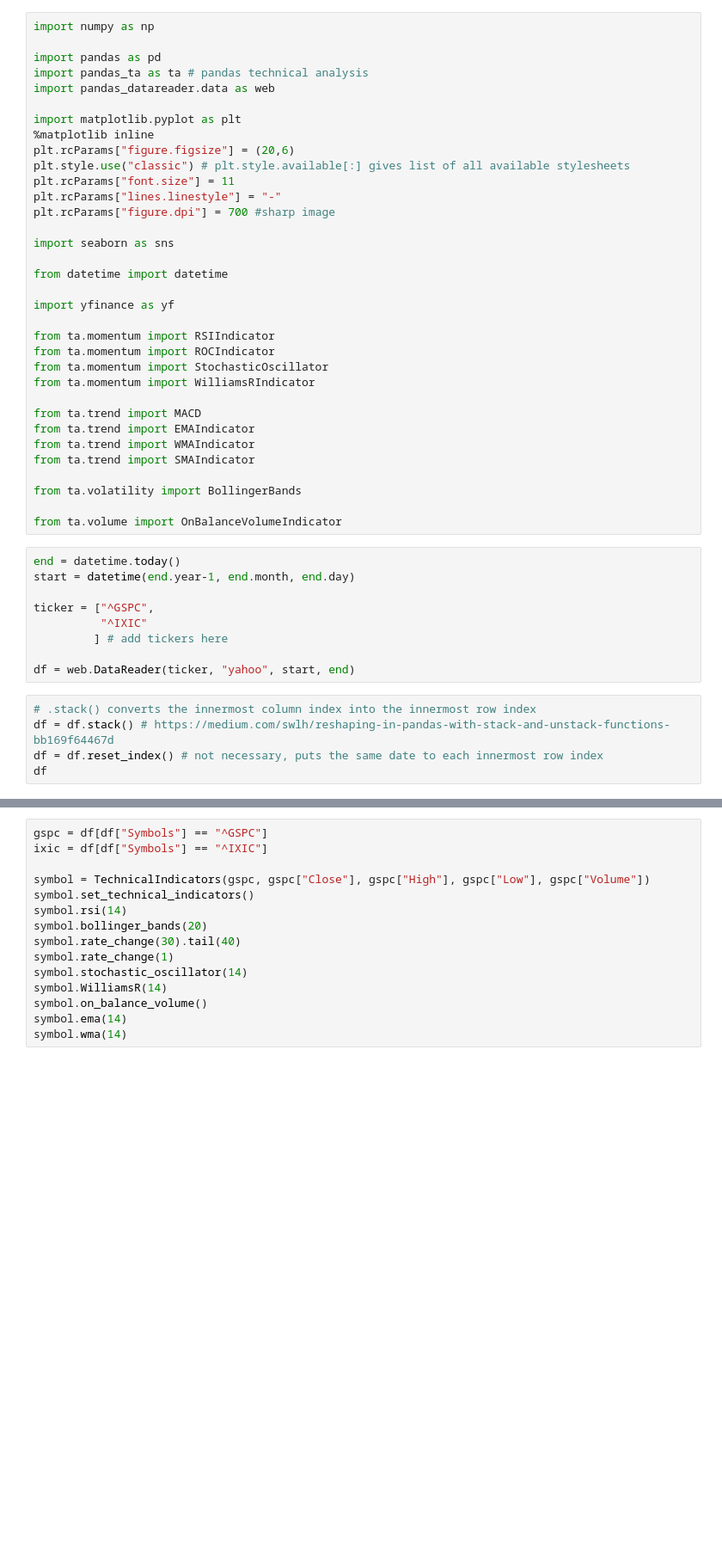
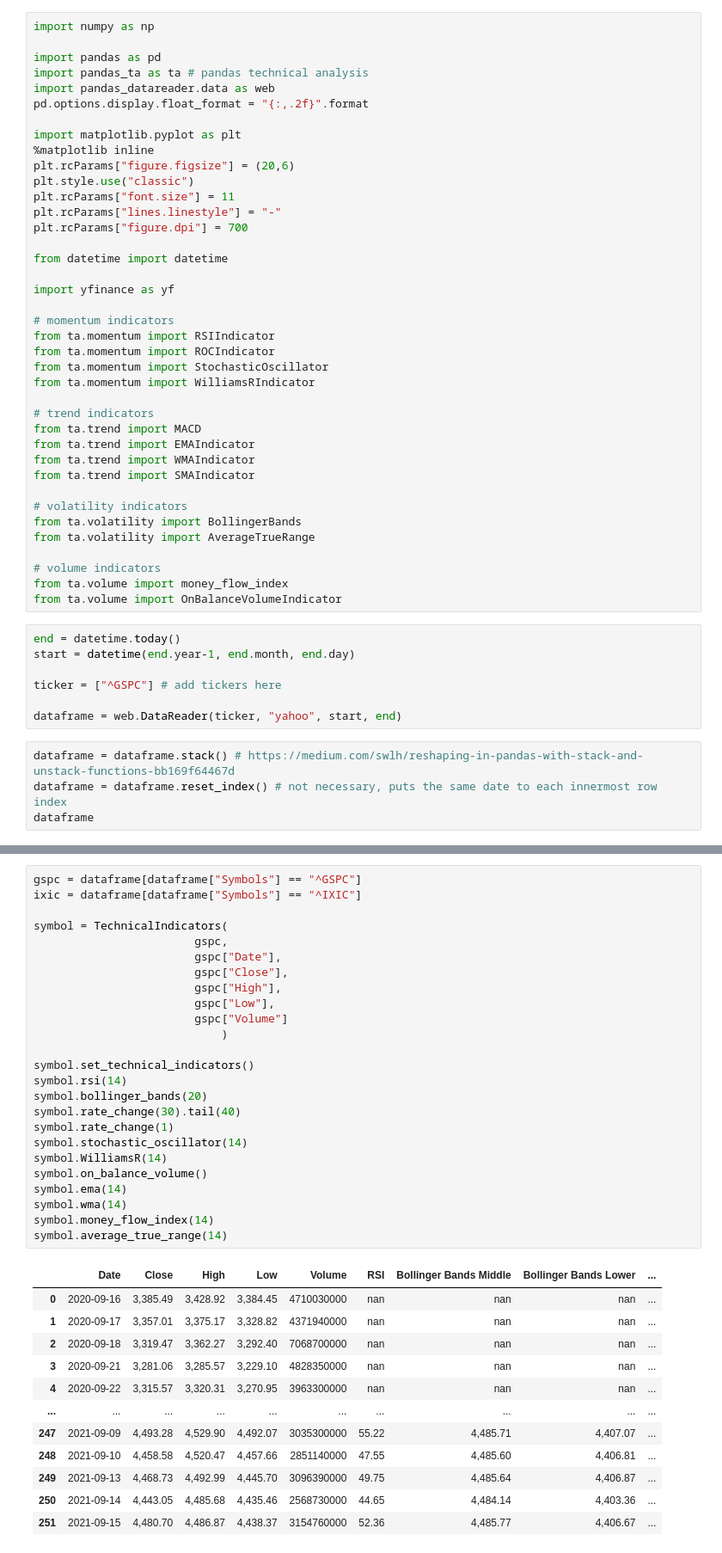
Before and after one commit to mtpalovic/The-Moving-Average-Strategy, a Jupyter notebook: technical_indicators_calculation.py.ipynb, the cells around one changed output, grey strips where cells are left out. Shown at 86% size. Cells and saved outputs as stored; diff of their text form; blank space fills up the shorter version.

```diff
--- a/technical_indicators_calculation.py.ipynb
+++ b/technical_indicators_calculation.py.ipynb
@@ -4,45 +4,47 @@ import numpy as np
 import pandas as pd
 import pandas_ta as ta # pandas technical analysis
 import pandas_datareader.data as web
+pd.options.display.float_format = "{:,.2f}".format
 
 import matplotlib.pyplot as plt
 %matplotlib inline
 plt.rcParams["figure.figsize"] = (20,6)
-plt.style.use("classic") # plt.style.available[:] gives list of all available stylesheets
+plt.style.use("classic")
 plt.rcParams["font.size"] = 11
 plt.rcParams["lines.linestyle"] = "-"
-plt.rcParams["figure.dpi"] = 700 #sharp image
-
-import seaborn as sns
+plt.rcParams["figure.dpi"] = 700
 
 from datetime import datetime
 
 import yfinance as yf
 
+# momentum indicators
 from ta.momentum import RSIIndicator
 from ta.momentum import ROCIndicator
 from ta.momentum import StochasticOscillator
 from ta.momentum import WilliamsRIndicator
 
+# trend indicators
 from ta.trend import MACD
 from ta.trend import EMAIndicator
 from ta.trend import WMAIndicator
 from ta.trend import SMAIndicator
 
+# volatility indicators
 from ta.volatility import BollingerBands
+from ta.volatility import AverageTrueRange
 
+# volume indicators
+from ta.volume import money_flow_index
 from ta.volume import OnBalanceVolumeIndicator
 # %%
 end = datetime.today()
 start = datetime(end.year-1, end.month, end.day)
 
-ticker = ["^GSPC",
-          "^IXIC"
-         ] # add tickers here
+ticker = ["^GSPC"] # add tickers here
 
-df = web.DataReader(ticker, "yahoo", start, end)
+dataframe = web.DataReader(ticker, "yahoo", start, end)
 # %%
-# .stack() converts the innermost column index into the innermost row index
-df = df.stack() # https://medium.com/swlh/reshaping-in-pandas-with-stack-and-unstack-functions-bb169f64467d
-df = df.reset_index() # not necessary, puts the same date to each innermost row index
-df
+dataframe = dataframe.stack() # https://medium.com/swlh/reshaping-in-pandas-with-stack-and-unstack-functions-bb169f64467d
+dataframe = dataframe.reset_index() # not necessary, puts the same date to each innermost row index
+dataframe
@@ -245,15 +300,38 @@ class TechnicalIndicators:
 # %%
-gspc = df[df["Symbols"] == "^GSPC"]
-ixic = df[df["Symbols"] == "^IXIC"]
+gspc = dataframe[dataframe["Symbols"] == "^GSPC"]
+ixic = dataframe[dataframe["Symbols"] == "^IXIC"]
 
-symbol = TechnicalIndicators(gspc, gspc["Close"], gspc["High"], gspc["Low"], gspc["Volume"])
+symbol = TechnicalIndicators(
+                        gspc,
+                        gspc["Date"],
+                        gspc["Close"],
+                        gspc["High"],
+                        gspc["Low"],
+                        gspc["Volume"]
+                            )
+
 symbol.set_technical_indicators()
 symbol.rsi(14)
 symbol.bollinger_bands(20)
 symbol.rate_change(30).tail(40)
 symbol.rate_change(1)
 symbol.stochastic_oscillator(14)
 symbol.WilliamsR(14)
 symbol.on_balance_volume()
 symbol.ema(14)
 symbol.wma(14)
+symbol.money_flow_index(14)
+symbol.average_true_range(14)
+# %% [output]
+|  | Date | Close | High | Low | Volume | RSI | Bollinger Bands Middle | Bollinger Bands Lower | ... |
+| 0 | 2020-09-16 | 3,385.49 | 3,428.92 | 3,384.45 | 4710030000 | nan | nan | nan | ... |
+| 1 | 2020-09-17 | 3,357.01 | 3,375.17 | 3,328.82 | 4371940000 | nan | nan | nan | ... |
+| 2 | 2020-09-18 | 3,319.47 | 3,362.27 | 3,292.40 | 7068700000 | nan | nan | nan | ... |
+| 3 | 2020-09-21 | 3,281.06 | 3,285.57 | 3,229.10 | 4828350000 | nan | nan | nan | ... |
+| 4 | 2020-09-22 | 3,315.57 | 3,320.31 | 3,270.95 | 3963300000 | nan | nan | nan | ... |
+| ... | ... | ... | ... | ... | ... | ... | ... | ... | ... |
+| 247 | 2021-09-09 | 4,493.28 | 4,529.90 | 4,492.07 | 3035300000 | 55.22 | 4,485.71 | 4,407.07 | ... |
+| 248 | 2021-09-10 | 4,458.58 | 4,520.47 | 4,457.66 | 2851140000 | 47.55 | 4,485.60 | 4,406.81 | ... |
+| 249 | 2021-09-13 | 4,468.73 | 4,492.99 | 4,445.70 | 3096390000 | 49.75 | 4,485.64 | 4,406.87 | ... |
+| 250 | 2021-09-14 | 4,443.05 | 4,485.68 | 4,435.46 | 2568730000 | 44.65 | 4,484.14 | 4,403.36 | ... |
+| 251 | 2021-09-15 | 4,480.70 | 4,486.87 | 4,438.37 | 3154760000 | 52.36 | 4,485.77 | 4,406.67 | ... |
```
Also changed, not shown: parts of 5 cells of this notebook.
